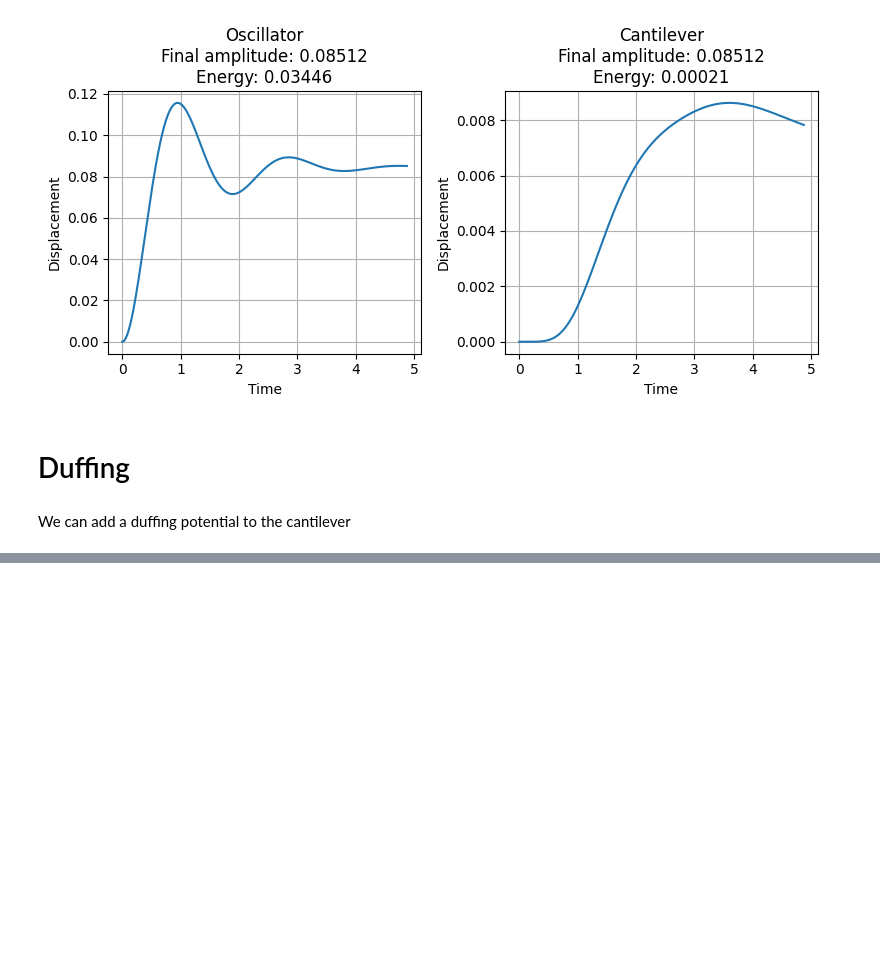
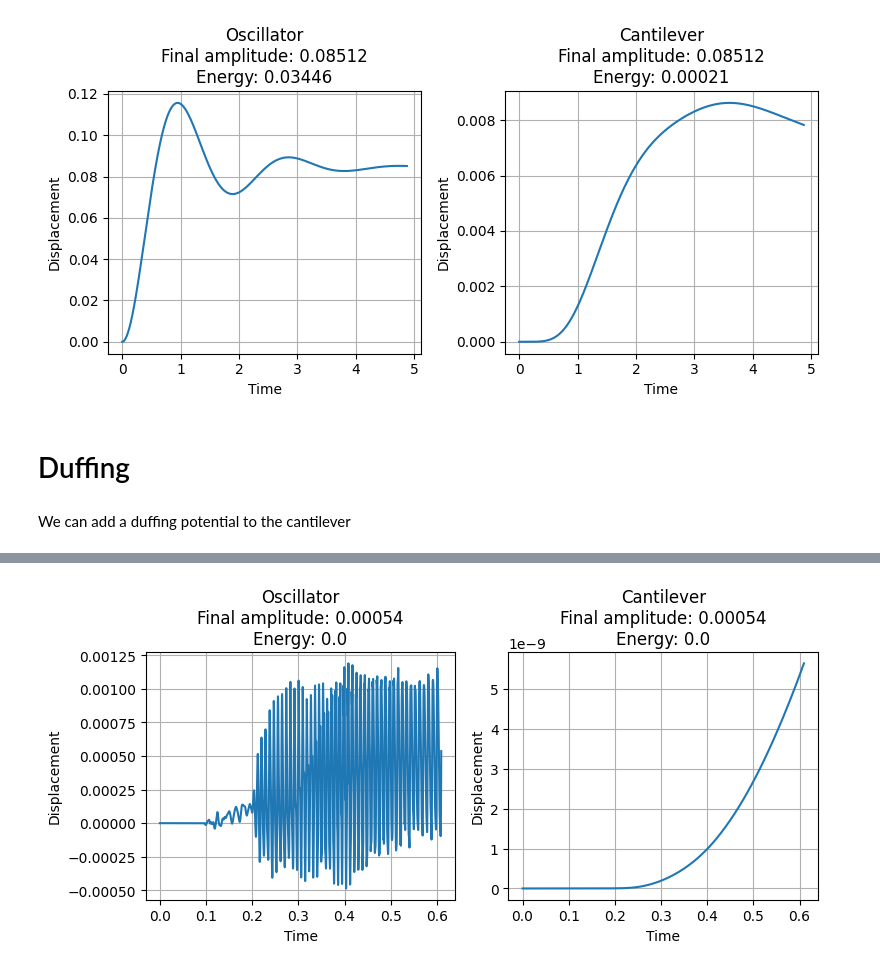
Before and after one commit to vincent-maillou/PASIf, a Jupyter notebook: example.ipynb, the cells around one changed output, grey strips where cells are left out. Drawn from its saved outputs; the diff is of its cells as text; code cells hidden in the pictures; blank space fills up the shorter version.

```diff
--- a/example.ipynb
+++ b/example.ipynb
@@ -154,0 +168,32 @@ plt.tight_layout()
+# %%
+file = '/home/louvet/Documents/01_data/00_one_to_four/training/soundfile_4'
+# %%
+system.excitationSources['soundData']  = spr.BinaryFileSource(fileList=[file],
+                                                                fileLength=filelength,
+                                                                fileDataType='double',
+                                                                log2Upsampling=2)
+system.interactionPotentials[f'excitation'] = spr.Excitation('oscillator', 'soundData', 1.0)
+# %%
+env = spr.CPPEnvironment(numSteps = filelength,
+                           timeStep = 1.0/sr,
+                           numSweepSteps = 1,
+                           numThreads=1)
+# %%
+res = env.getTrajectories(system)
+# %%
+fig, axs = plt.subplots(1, 2, figsize=(8, 4))
+
+axs[0].plot(x, res[:,0])
+axs[0].set_xlabel('Time')
+axs[0].set_ylabel('Displacement')
+axs[0].set_title(f'Oscillator\nFinal amplitude: {round(res[-1,0], 5)}\nEnergy: {round(res[-1,-2], 5)}')
+axs[0].grid()
+
+axs[1].plot(x, res[:,1])
+axs[1].set_xlabel('Time')
+axs[1].set_ylabel('Displacement')
+axs[1].set_title(f'Cantilever\nFinal amplitude: {round(res[-1,0], 5)}\nEnergy: {round(res[-1,-1], 5)}')
+axs[1].grid()
+plt.tight_layout()
+# %% [output]
+[figure, added]
```
Also changed, not shown: parts of 6 cells of this notebook.
